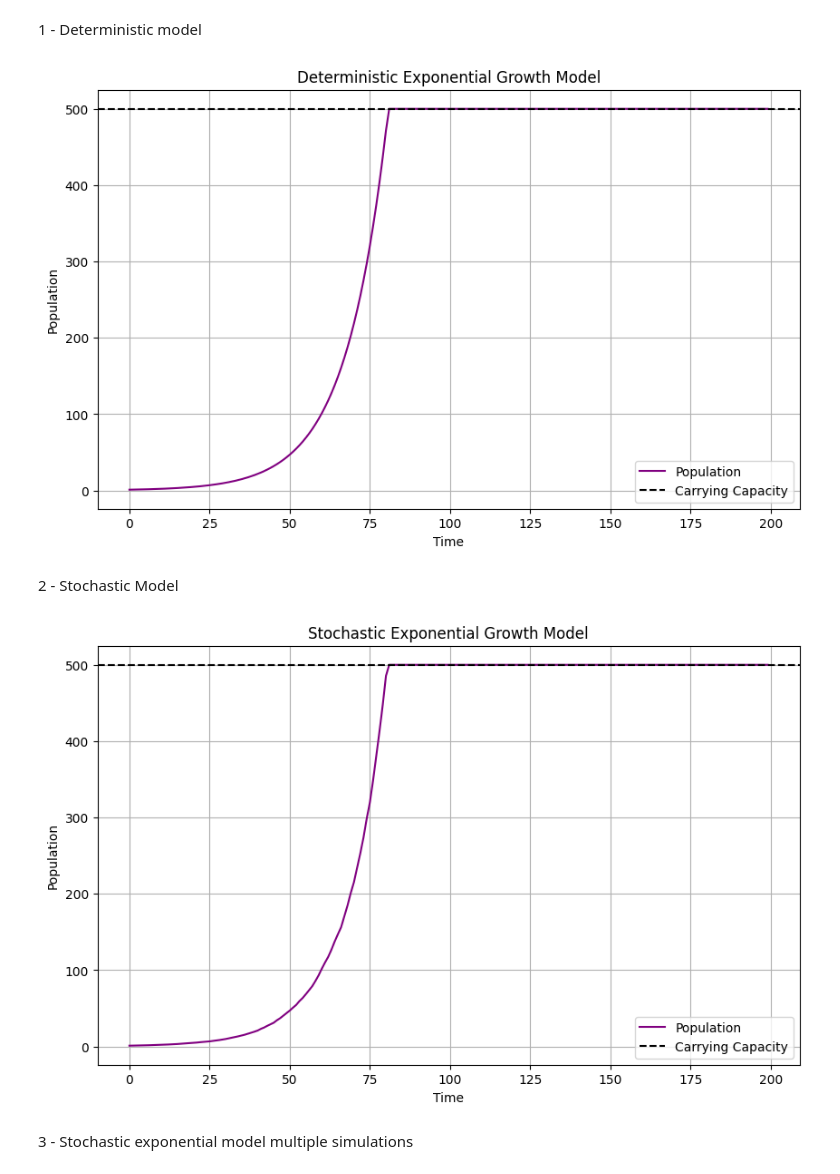
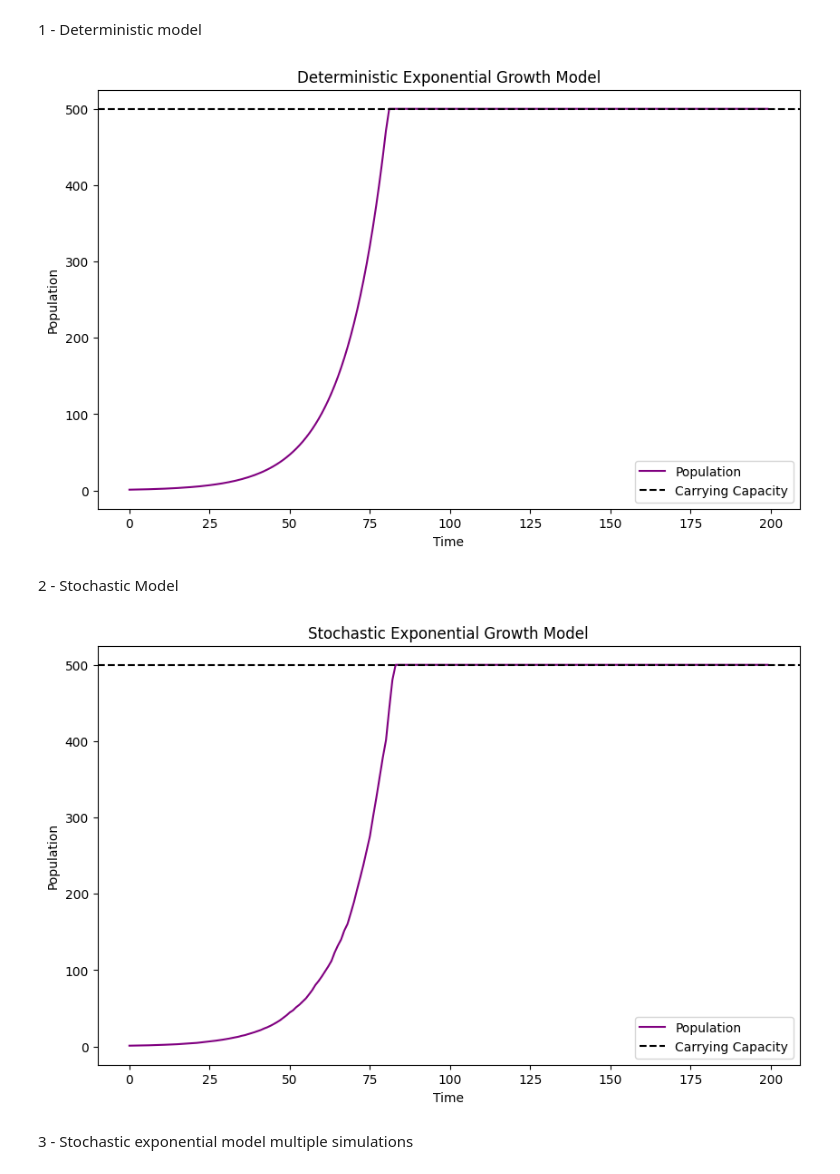
Before and after one commit to isabellac865/population_growth_models, a Jupyter notebook: 2_exponential_model.ipynb, the cells around one changed output. Cells and saved outputs as stored; diff of their text form; code cells hidden in the pictures.

Commit message:
edited plots

```diff
--- a/2_exponential_model.ipynb
+++ b/2_exponential_model.ipynb
@@ -35,7 +35,6 @@ def plot_population(population, K, time_steps):
     plt.ylabel('Population')
     plt.title('Deterministic Exponential Growth Model')
     plt.legend()
-    plt.grid(True)
     plt.show()
 
 #Parameters
@@ -56,7 +55,7 @@ def model():
 if __name__ == "__main__":
     model()
 # %% [output]
-[figure, old version]
+[figure, new version]
 # %% [markdown]
 2 - Stochastic Model
 # %%
@@ -81,35 +80,34 @@ def stochastic_exp_growth_model(b, d, K, P0, time_steps, dt, variability):
 
 def plot_population(population, K, time_steps):
     plt.figure(figsize=(10, 6))
     plt.plot(range(time_steps), population, color='purple', label='Population')
     plt.axhline(y=K, color='black', linestyle='--', label='Carrying Capacity')
     plt.xlabel('Time')
     plt.ylabel('Population')
     plt.title('Stochastic Exponential Growth Model')
     plt.legend()
-    plt.grid(True)
     plt.show()
 
 # Parameters
 def model():
     b = 0.1  # birth rate
     d = 0.02  # death rate
     K = 500  # carrying capacity
     P0 = 1  # initial population
     time_steps = 200  # number of time steps
     dt = 1  # time step size
     variability = 0.01  # standard deviation of the growth rate variation
 
     population = stochastic_exp_growth_model(b, d, K, P0, time_steps, dt, variability)
 
     # Plot results
     plot_population(population, K, time_steps)
 
 # Run main function
 if __name__ == "__main__":
     model()
 # %% [output]
-[figure, old version]
+[figure, new version]
 # %% [markdown]
 3 - Stochastic exponential model multiple simulations
 # %%
```
Also changed, not shown: parts of 2 cells of this notebook.
